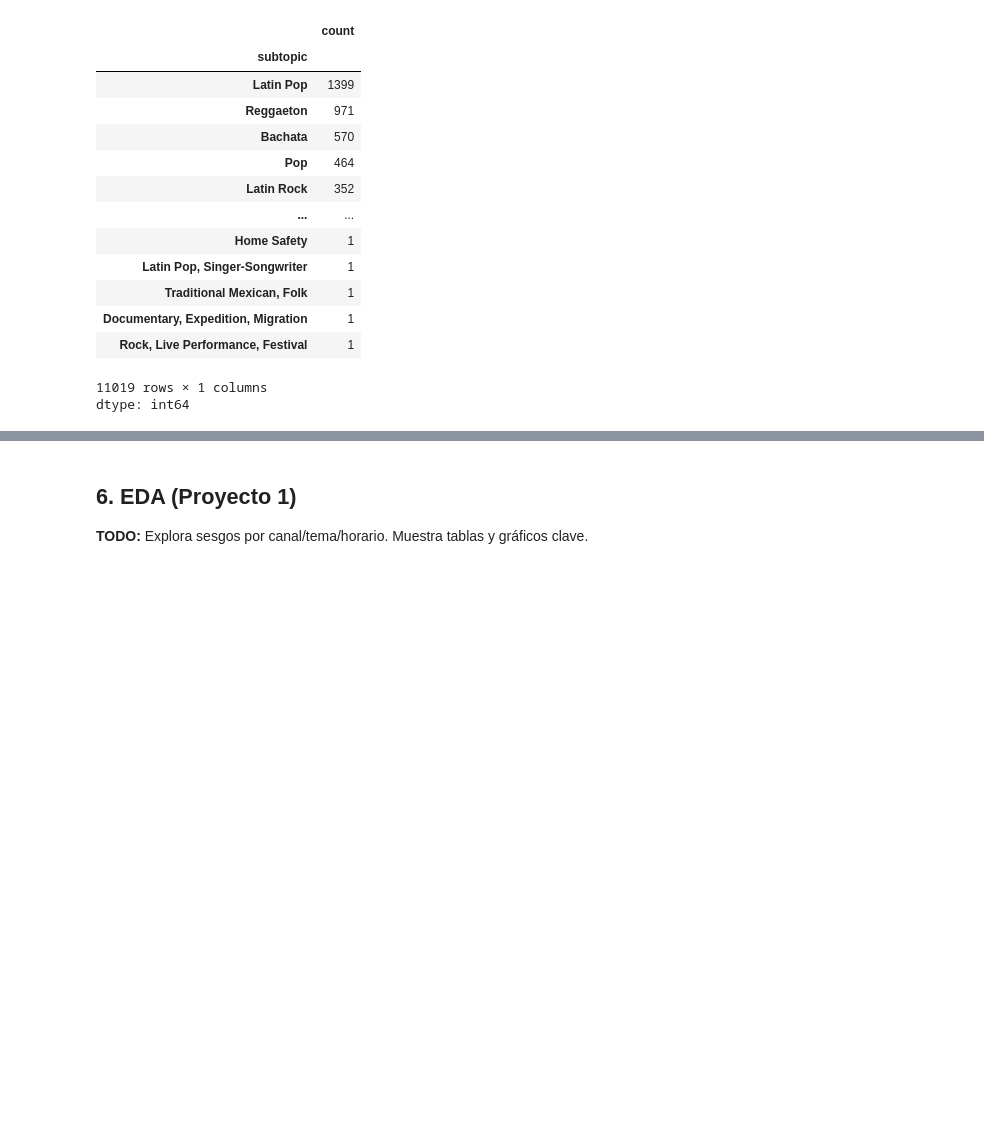
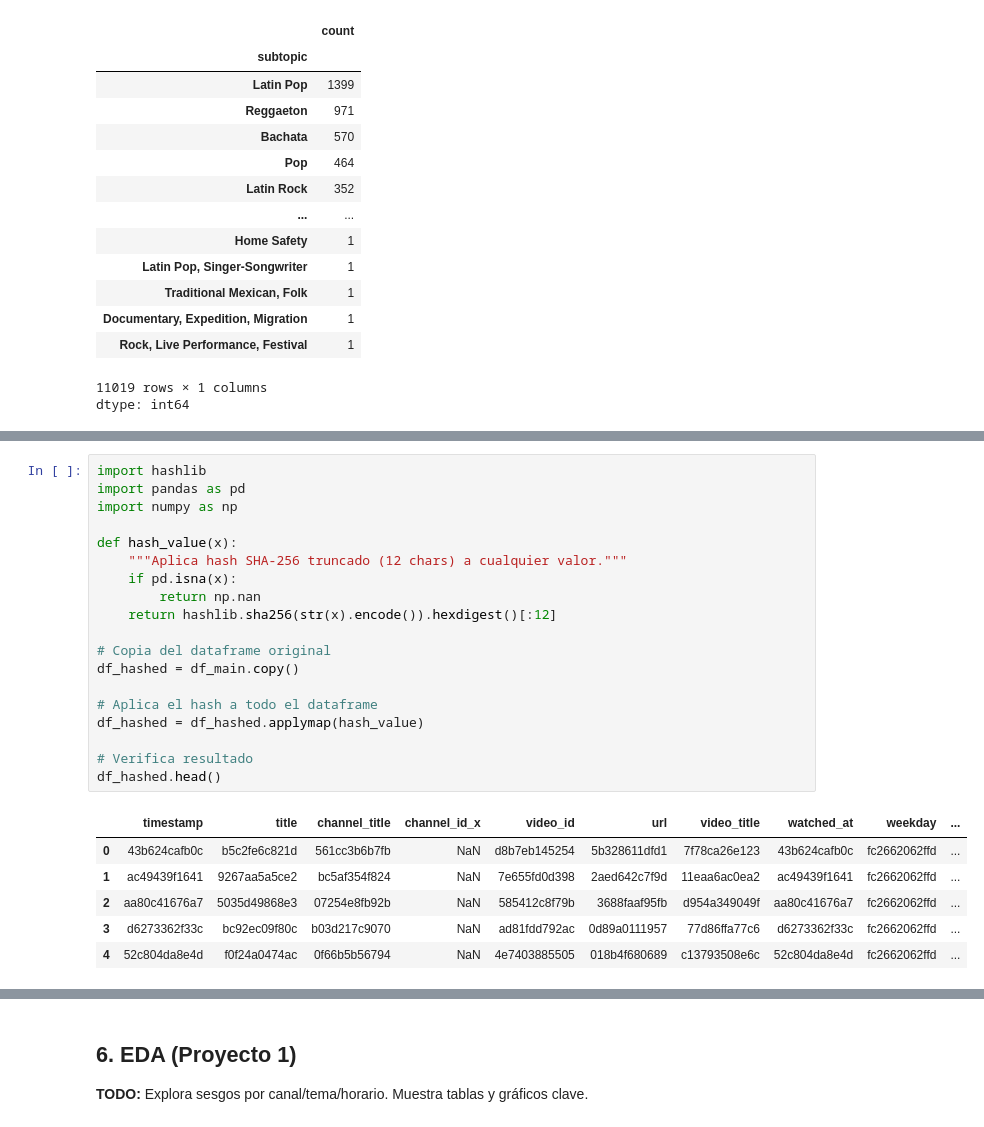
Before and after one commit to brojas7/AnaliticaHistorialYoutube, a Jupyter notebook: notebooks/main.ipynb, the cells around one changed output, grey strips where cells are left out. Drawn from its saved outputs; the diff is of its cells as text; blank space fills up the shorter version.

```diff
--- a/notebooks/main.ipynb
+++ b/notebooks/main.ipynb
@@ -324 +280,27 @@ df_encrypted.head()
+# %%
+import hashlib
+import pandas as pd
+import numpy as np
+
+def hash_value(x):
+    """Aplica hash SHA-256 truncado (12 chars) a cualquier valor."""
+    if pd.isna(x):
+        return np.nan
+    return hashlib.sha256(str(x).encode()).hexdigest()[:12]
+
+# Copia del dataframe original
+df_hashed = df_main.copy()
+
+# Aplica el hash a todo el dataframe
+df_hashed = df_hashed.applymap(hash_value)
+
+# Verifica resultado
+df_hashed.head()
+# %% [output]
+|  | timestamp | title | channel_title | channel_id_x | video_id | url | video_title | watched_at | weekday | ... |
+| 0 | 43b624cafb0c | b5c2fe6c821d | 561cc3b6b7fb | NaN | d8b7eb145254 | 5b328611dfd1 | 7f78ca26e123 | 43b624cafb0c | fc2662062ffd | ... |
+| 1 | ac49439f1641 | 9267aa5a5ce2 | bc5af354f824 | NaN | 7e655fd0d398 | 2aed642c7f9d | 11eaa6ac0ea2 | ac49439f1641 | fc2662062ffd | ... |
+| 2 | aa80c41676a7 | 5035d49868e3 | 07254e8fb92b | NaN | 585412c8f79b | 3688faaf95fb | d954a349049f | aa80c41676a7 | fc2662062ffd | ... |
+| 3 | d6273362f33c | bc92ec09f80c | b03d217c9070 | NaN | ad81fdd792ac | 0d89a0111957 | 77d86ffa77c6 | d6273362f33c | fc2662062ffd | ... |
+| 4 | 52c804da8e4d | f0f24a0474ac | 0f66b5b56794 | NaN | 4e7403885505 | 018b4f680689 | c13793508e6c | 52c804da8e4d | fc2662062ffd | ... |
 # %%
```
Also changed, not shown: parts of 10 cells of this notebook.
